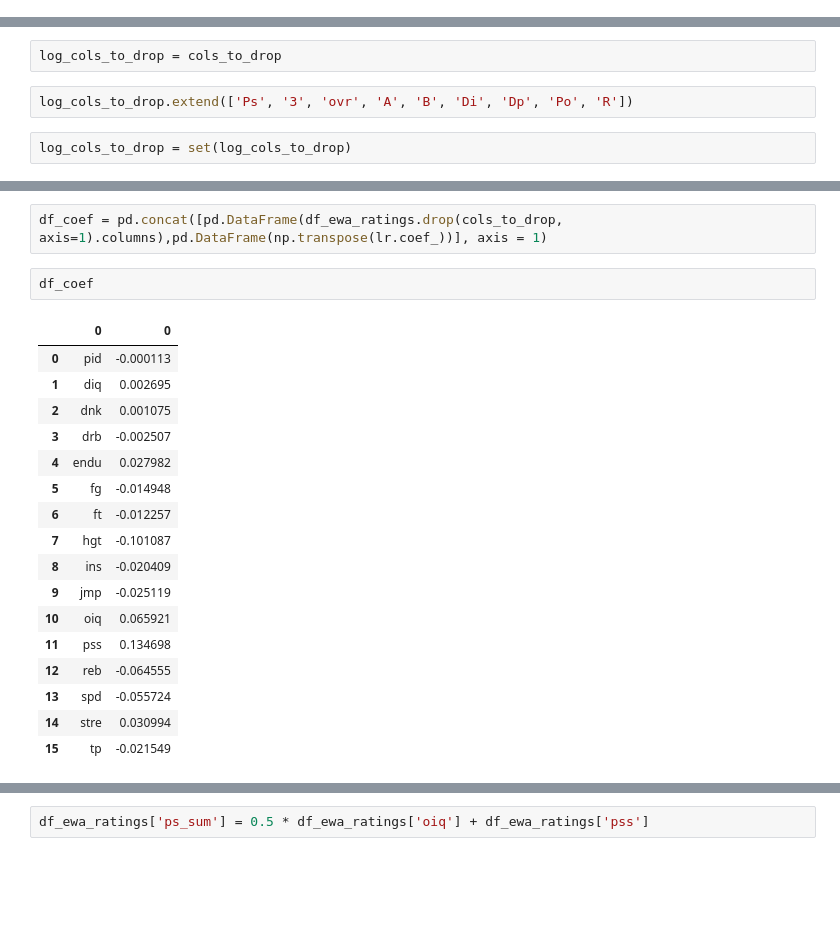
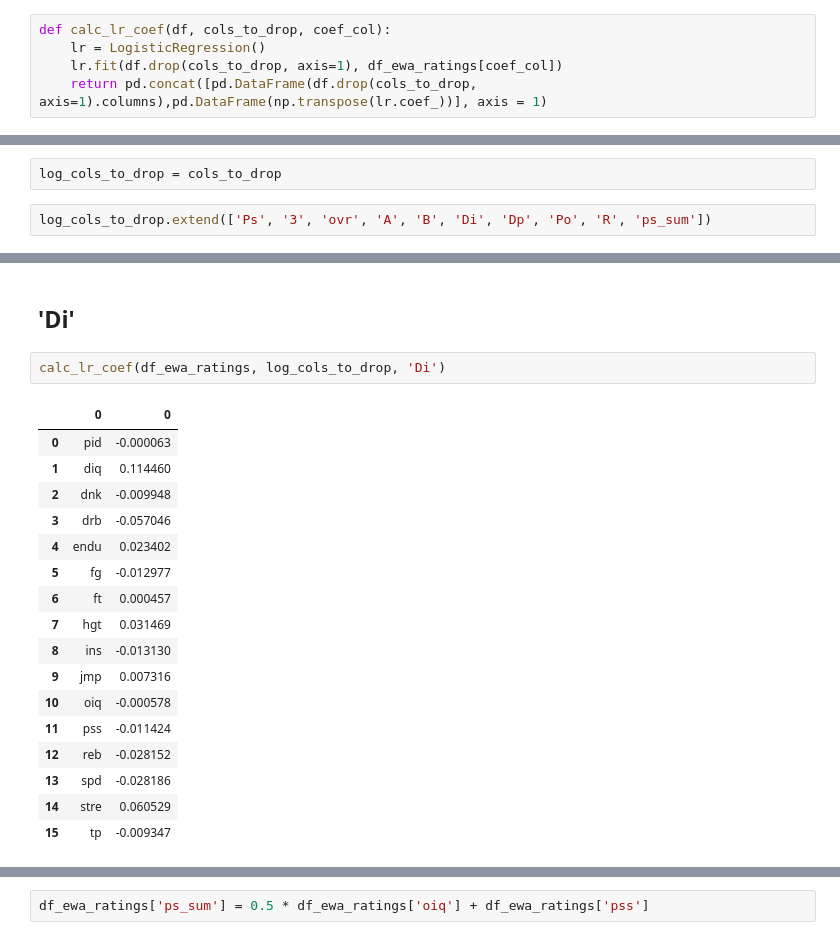
Before and after one commit to aemrich/bbgm_predict, a Jupyter notebook: analysis.ipynb, the cells around one changed output, grey strips where cells are left out. Saved outputs shown, nothing was run; the diff lists cells and outputs as text; blank space fills up the shorter version.

Commit message:
added more log regressions

```diff
--- a/analysis.ipynb
+++ b/analysis.ipynb
@@ -296,0 +297,5 @@ lr = LogisticRegression()
+# %%
+def calc_lr_coef(df, cols_to_drop, coef_col):
+    lr = LogisticRegression()
+    lr.fit(df.drop(cols_to_drop, axis=1), df_ewa_ratings[coef_col])
+    return pd.concat([pd.DataFrame(df.drop(cols_to_drop, axis=1).columns),pd.DataFrame(np.transpose(lr.coef_))], axis = 1)
@@ -297,6 +307,4 @@ lr = LogisticRegression()
 # %%
 log_cols_to_drop = cols_to_drop
 # %%
-log_cols_to_drop.extend(['Ps', '3', 'ovr', 'A', 'B', 'Di', 'Dp', 'Po', 'R'])
+log_cols_to_drop.extend(['Ps', '3', 'ovr', 'A', 'B', 'Di', 'Dp', 'Po', 'R', 'ps_sum'])
-# %%
-log_cols_to_drop = set(log_cols_to_drop)
@@ -310,22 +333,22 @@ LogisticRegression(C=1.0, class_weight=None, dual=False, fit_intercept=True,
-# %%
-df_coef = pd.concat([pd.DataFrame(df_ewa_ratings.drop(cols_to_drop, axis=1).columns),pd.DataFrame(np.transpose(lr.coef_))], axis = 1)
-# %%
-df_coef
-# %% [output]
-|  | 0 | 0 |
-| 0 | pid | -0.000113 |
-| 1 | diq | 0.002695 |
-| 2 | dnk | 0.001075 |
-| 3 | drb | -0.002507 |
-| 4 | endu | 0.027982 |
-| 5 | fg | -0.014948 |
-| 6 | ft | -0.012257 |
-| 7 | hgt | -0.101087 |
-| 8 | ins | -0.020409 |
-| 9 | jmp | -0.025119 |
-| 10 | oiq | 0.065921 |
-| 11 | pss | 0.134698 |
-| 12 | reb | -0.064555 |
-| 13 | spd | -0.055724 |
-| 14 | stre | 0.030994 |
-| 15 | tp | -0.021549 |
+# %% [markdown]
+## 'Di'
+# %%
+calc_lr_coef(df_ewa_ratings, log_cols_to_drop, 'Di')
+# %% [output]
+|  | 0 | 0 |
+| 0 | pid | -0.000063 |
+| 1 | diq | 0.114460 |
+| 2 | dnk | -0.009948 |
+| 3 | drb | -0.057046 |
+| 4 | endu | 0.023402 |
+| 5 | fg | -0.012977 |
+| 6 | ft | 0.000457 |
+| 7 | hgt | 0.031469 |
+| 8 | ins | -0.013130 |
+| 9 | jmp | 0.007316 |
+| 10 | oiq | -0.000578 |
+| 11 | pss | -0.011424 |
+| 12 | reb | -0.028152 |
+| 13 | spd | -0.028186 |
+| 14 | stre | 0.060529 |
+| 15 | tp | -0.009347 |
```
Also changed, not shown: parts of 11 cells of this notebook.
